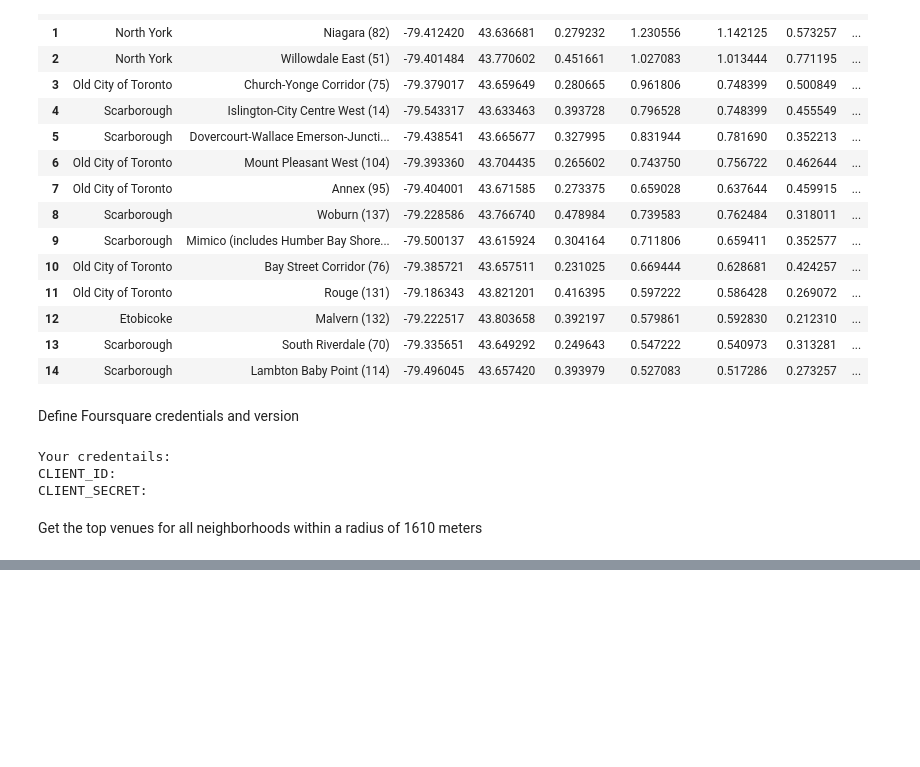
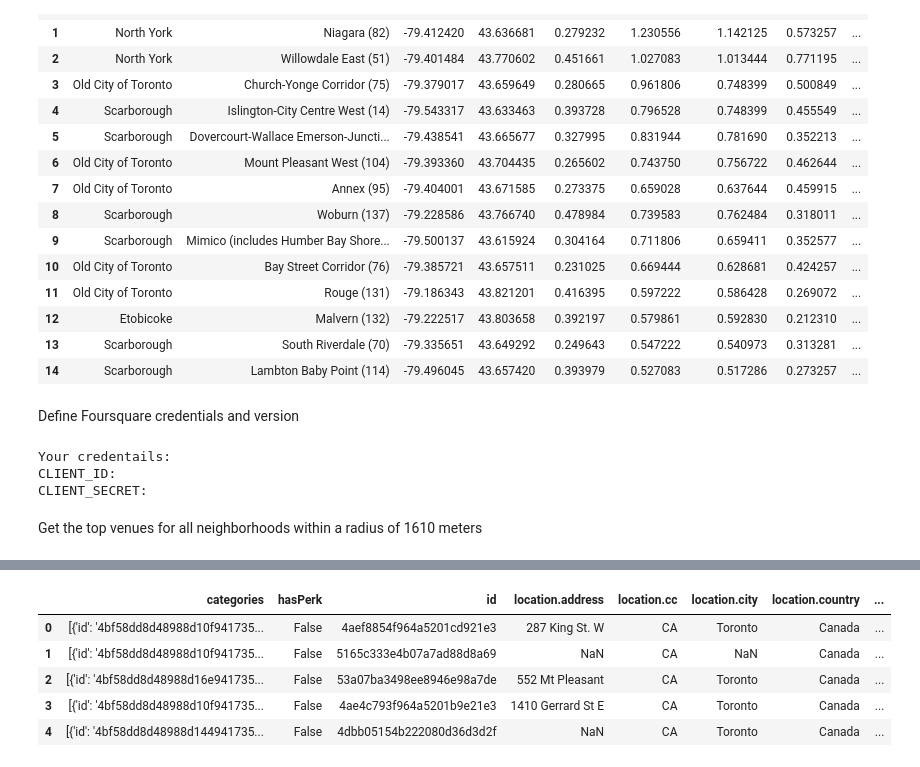
Before and after one commit to Dhananjay-Vyavahare/Coursera_Capstone_Project, a Jupyter notebook: The Battle of Neighborhood - F.ipynb, the cells around one changed output, grey strips where cells are left out. Saved outputs shown, nothing was run; the diff lists cells and outputs as text; code cells hidden in the pictures; blank space fills up the shorter version.

```diff
--- a/The Battle of Neighborhood - F.ipynb
+++ b/The Battle of Neighborhood - F.ipynb
@@ -1017,0 +1091,8 @@ def getNearbyVenues(names, latitudes, longitudes, LIMIT = 100, radius=1610): # 1
+# %%
+address = 'Toronto, Ontario'
+
+geolocator = Nominatim()
+location = geolocator.geocode(address)
+latitude = location.latitude
+longitude = location.longitude
+print(latitude, longitude)
@@ -1017,0 +1132,14 @@ def getNearbyVenues(names, latitudes, longitudes, LIMIT = 100, radius=1610): # 1
+# %%
+# assigning relevant part of JSON to venues
+venues = result['response']['venues']
+
+# tranform venues into a dataframe
+dataframe = json_normalize(venues)
+dataframe.head()
+# %% [output]
+|  | categories | hasPerk | id | location.address | location.cc | location.city | location.country | ... |
+| 0 | [{'id': '4bf58dd8d48988d10f941735... | False | 4aef8854f964a5201cd921e3 | 287 King St. W | CA | Toronto | Canada | ... |
+| 1 | [{'id': '4bf58dd8d48988d10f941735... | False | 5165c333e4b07a7ad88d8a69 | NaN | CA | NaN | Canada | ... |
+| 2 | [{'id': '4bf58dd8d48988d16e941735... | False | 53a07ba3498ee8946e98a7de | 552 Mt Pleasant | CA | Toronto | Canada | ... |
+| 3 | [{'id': '4bf58dd8d48988d10f941735... | False | 4ae4c793f964a5201b9e21e3 | 1410 Gerrard St E | CA | Toronto | Canada | ... |
+| 4 | [{'id': '4bf58dd8d48988d144941735... | False | 4dbb05154b222080d36d3d2f | NaN | CA | Toronto | Canada | ... |
```
Also changed, not shown: parts of 23 cells of this notebook.
